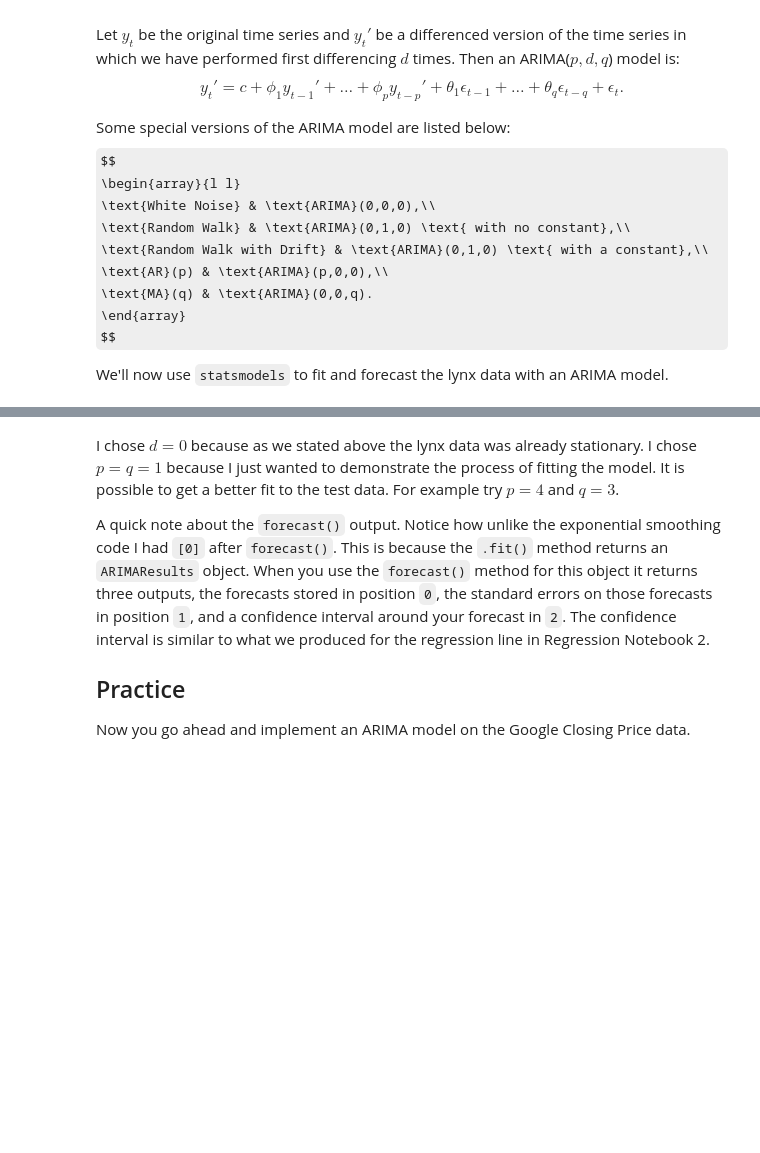
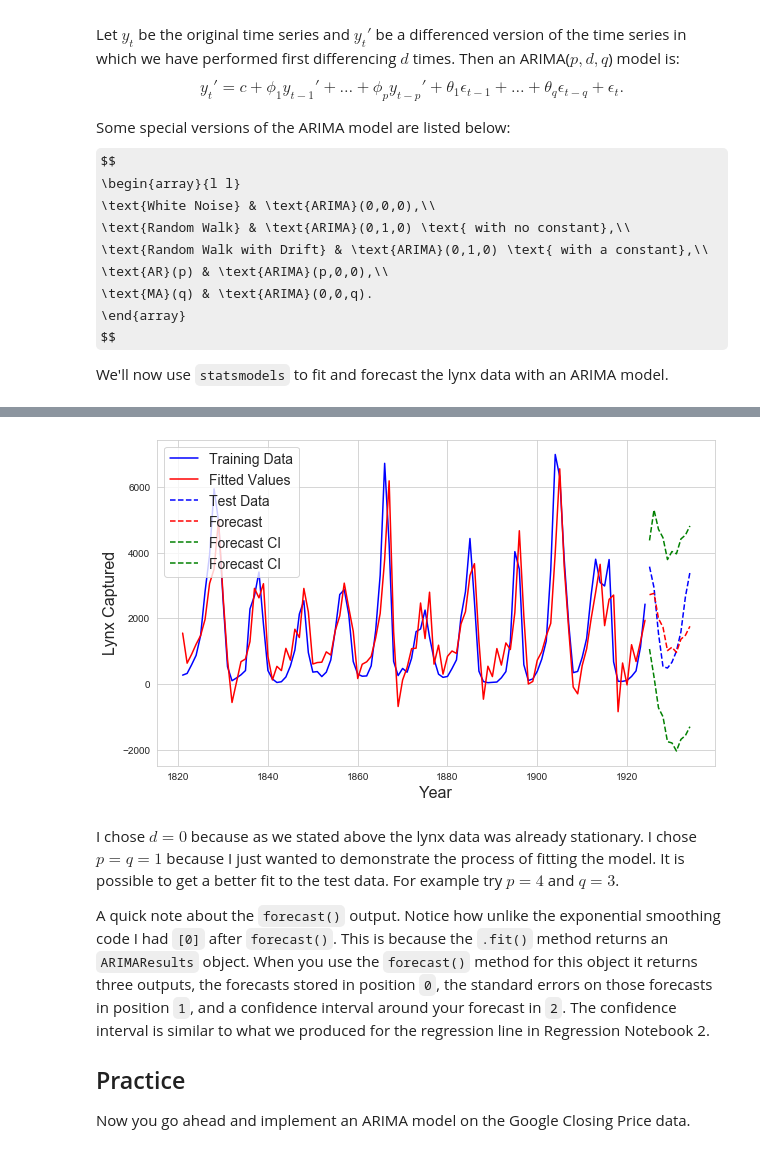
Before and after one commit to yuxinxwang/Code2020Materials, a Jupyter notebook: Lectures/TimeSeries/Notebook 5 - ARIMA.ipynb, the cells around one changed output, grey strips where cells are left out. Cells and saved outputs as stored; diff of their text form; code cells hidden in the pictures; some formulas as TeX source; blank space fills up the shorter version.

```diff
--- a/Lectures/TimeSeries/Notebook 5 - ARIMA.ipynb
+++ b/Lectures/TimeSeries/Notebook 5 - ARIMA.ipynb
@@ -391,32 +452,37 @@ from statsmodels.tsa.api import ARIMA
 # %%
 # First put in the training values
 # then enter the order as (p,d,q)
-arima = ARIMA(lynx_train.captured.values, order = (1,0,1))
+arima = ARIMA(lynx_train.captured.values, order = (4,0,3))
 # %%
 # Fit the model
 arima_fit = arima.fit()
 # %%
 # plot the forecast
 plt.figure(figsize=(10,6))
 
 # the training data and fitted values
 plt.plot(lynx_train.year, lynx_train.captured,
              'b', label = "Training Data")
 plt.plot(lynx_train.year,arima_fit.fittedvalues,
              'r', label = "Fitted Values")
 
 # The test data and forecast
 plt.plot(lynx_test.year,lynx_test.captured,
              'b--', label="Test Data")
 plt.plot(lynx_test.year,arima_fit.forecast(len(lynx_test.captured))[0],
              'r--', label = "Forecast")
 
+plt.plot(lynx_test.year,arima_fit.forecast(len(lynx_test.captured))[2],
+             'g--', label = "Forecast CI")
+
 plt.xlabel("Year", fontsize = 16)
 plt.ylabel("Lynx Captured", fontsize = 16)
 
 plt.legend(fontsize=14)
 
 plt.show()
+# %% [output]
+[figure, added]
 # %% [markdown]
 I chose $d=0$ because as we stated above the lynx data was already stationary. I chose $p=q=1$ because I just wanted to demonstrate the process of fitting the model. It is possible to get a better fit to the test data. For example try $p=4$ and $q=3$.
 
```
Also changed, not shown: parts of 20 cells of this notebook, 2 other files.
